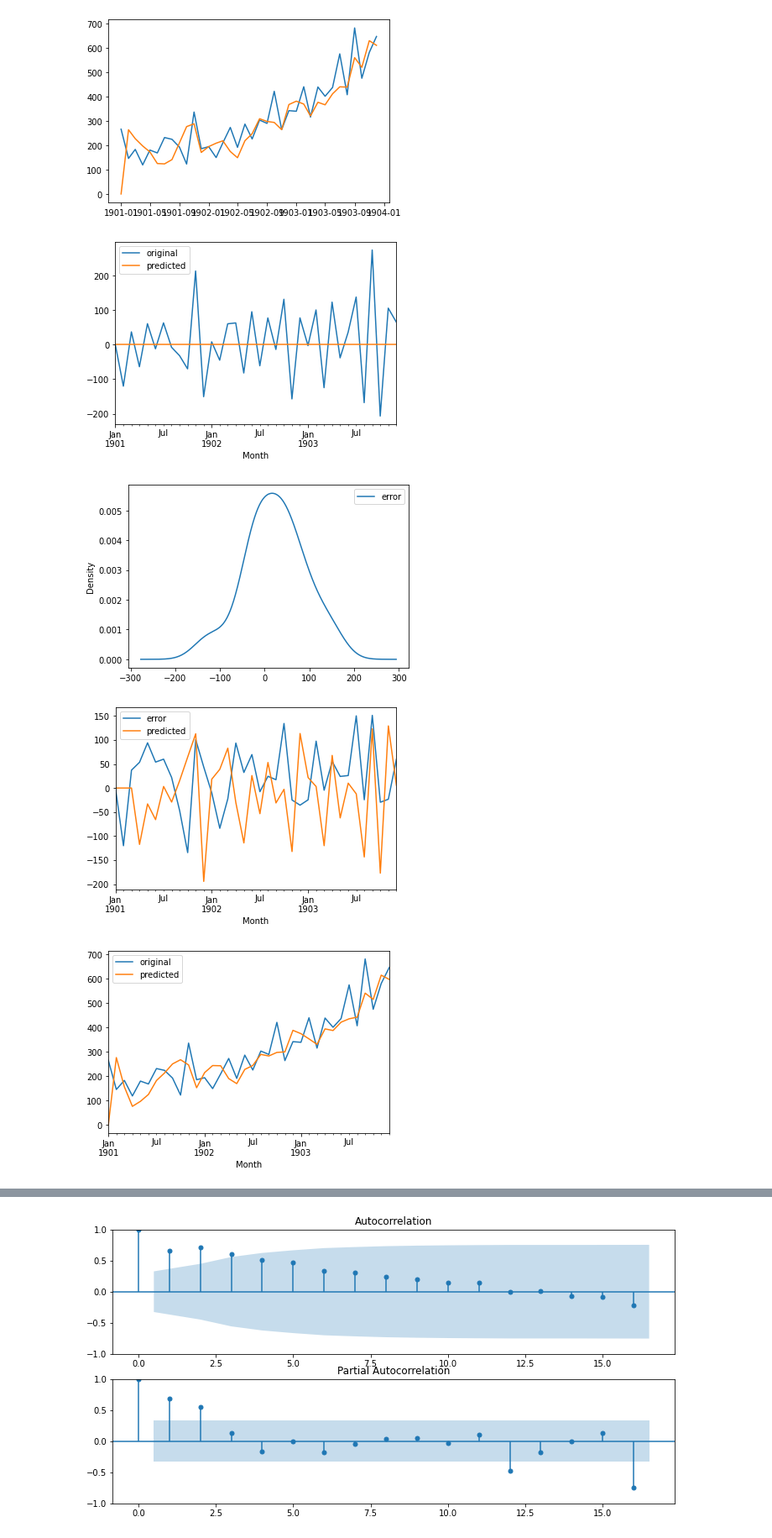
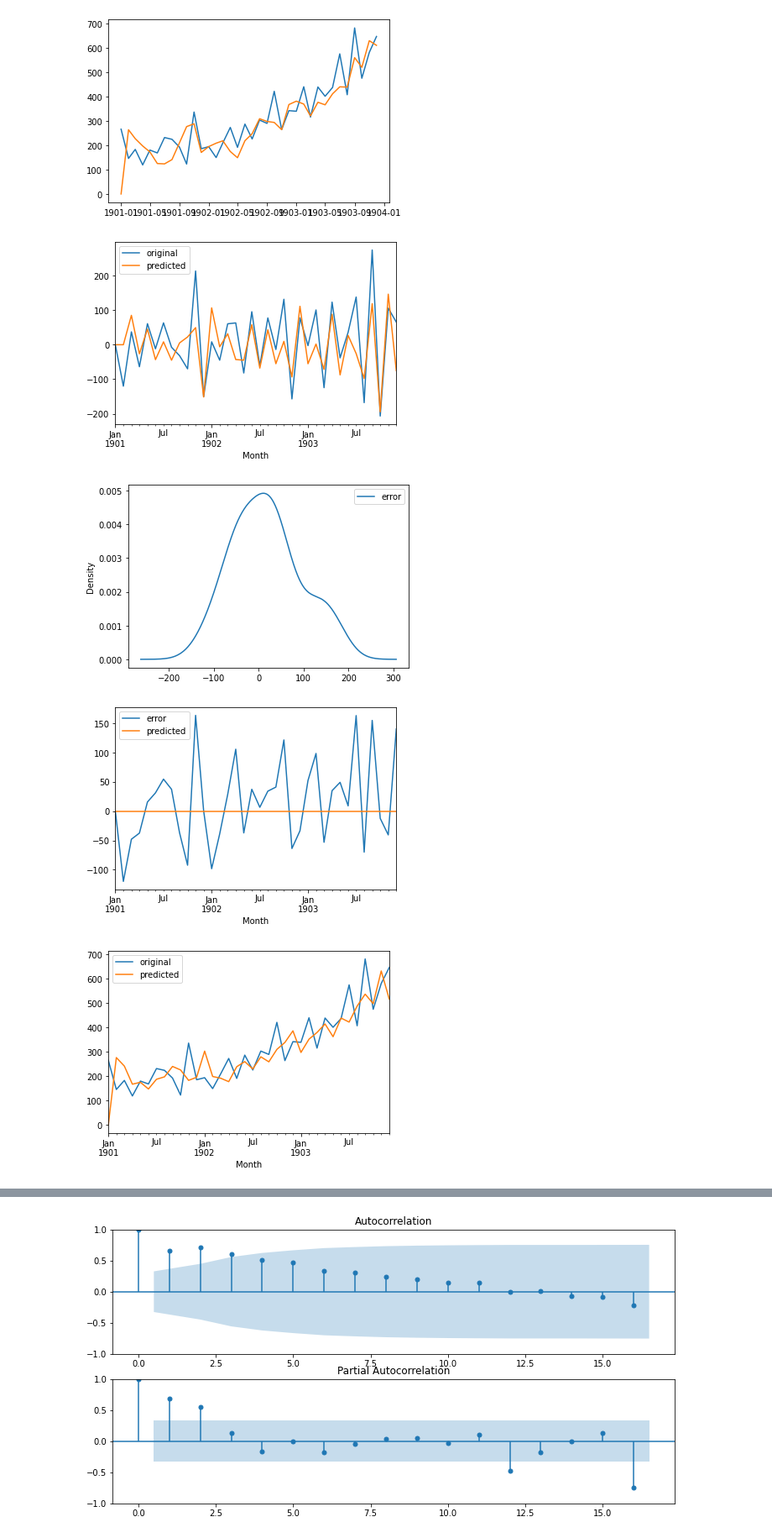
Before and after one commit to matt-juan23/time-series-forecasting, a Jupyter notebook: ARIMA.ipynb, the cells around one changed output, grey strips where cells are left out. Shown at 84% size. Drawn from its saved outputs; the diff is of its cells as text; code cells hidden in the pictures.

```diff
--- a/ARIMA.ipynb
+++ b/ARIMA.ipynb
@@ -338,14 +297,14 @@ Warnings:
 [<matplotlib.lines.Line2D at 0x...>]
 [figure]
 # %%
-p, q = 0,2
+p, q = 1,0
 res, ar_coefs, ma_coefs, ar, ma, mu, poop = myARIMA(data, p,1,q)
 print("AR coefs:", ar_coefs)
 print("MA coefs:", ma_coefs)
 print("mu:", mu)
 print("AIC:", AIC(res['original'], res['predicted'], p, q))
 # %% [output]
-[figure, old version]
+[figure, new version]
-[figure, old version]
+[figure, new version]
-[figure, old version]
+[figure, new version]
-[figure, old version]
+[figure, new version]
```
Also changed, not shown: parts of 3 cells of this notebook, 2 other files.
